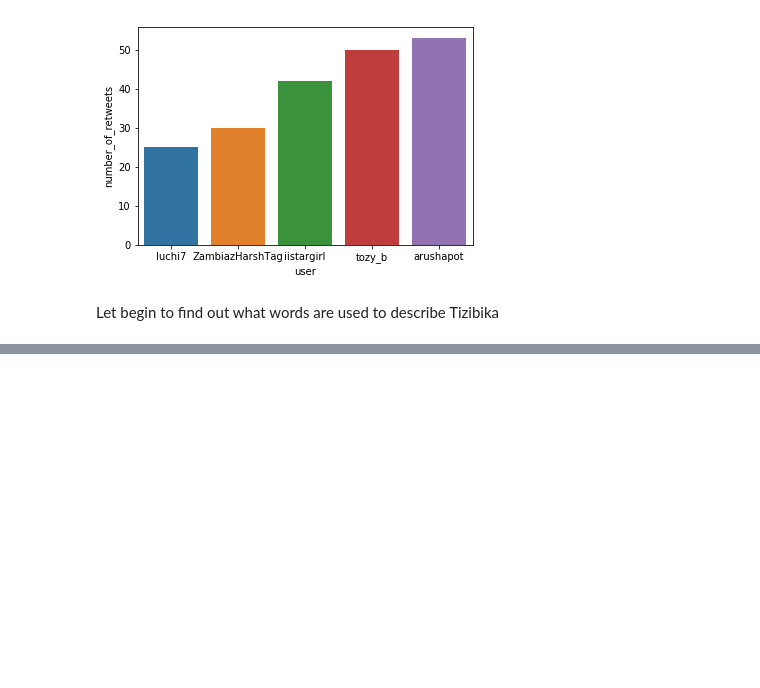
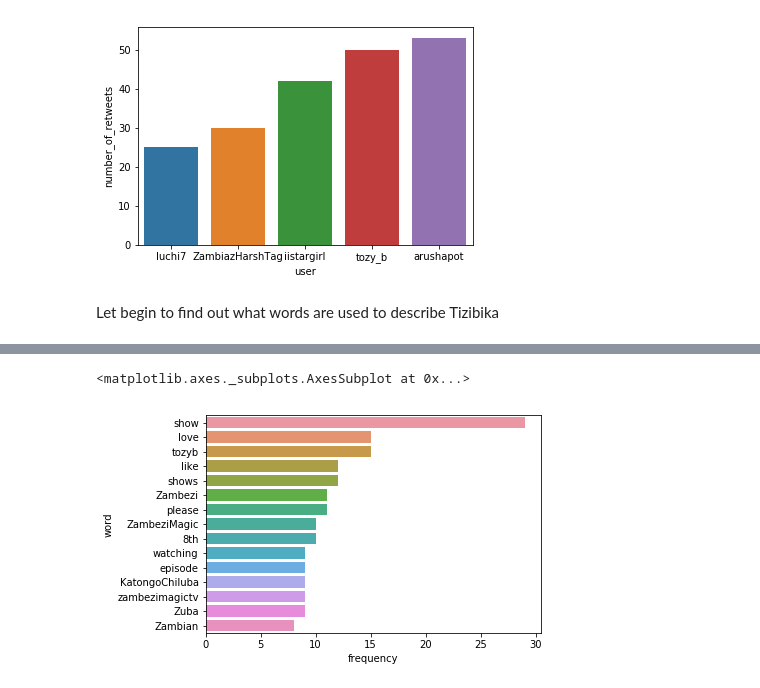
Before and after one commit to DataScienceAfrica/Tizibika-Tweet-Data-Analysis, a Jupyter notebook: twitter_analysis.ipynb, the cells around one changed output, grey strips where cells are left out. Saved outputs shown, nothing was run; the diff lists cells and outputs as text; code cells hidden in the pictures; blank space fills up the shorter version.

Commit message:
added word counting for each tweet

```diff
--- a/twitter_analysis.ipynb
+++ b/twitter_analysis.ipynb
@@ -268,0 +270,24 @@ words[0]
+# %%
+def remove_stop_words(words):
+    for token in words:
+        if token in stopwords.words('english'):
+            words.remove(token)
+    return words
+# %%
+cleaned_words=remove_stop_words(words_list)
+# remove stopwords & twitter specific terms
+punctuation = list(string.punctuation)
+stop = stopwords.words('english') + punctuation + ['RT','Im', 'via', 'amp', 'The', 'I','tizibika','httpstwitter','Tizibika','…']
+count_all = Counter()
+tweets_filtered = [term for term in cleaned_words if term not in stop]
+count_all.update(tweets_filtered)
+most_common_words=count_all.most_common(50)
+# %%
+def convert_tuple_to_dict(most_common_words):
+    words_list=[]
+    for word_tuple  in most_common_words:
+        word_dict={'word':word_tuple[0],'frequency':word_tuple[1]}
+        words_list.append(word_dict)
+    return words_list
+# %%
+words_df=pd.DataFrame(convert_tuple_to_dict(most_common_words))
@@ -268,0 +303,5 @@ words[0]
+# %%
+sns.barplot(x='frequency',y='word',data=words_df.head(15))
+# %% [output]
+<matplotlib.axes._subplots.AxesSubplot at 0x...>
+[figure, added]
```
Also changed, not shown: parts of 10 cells of this notebook, 6 other files.
